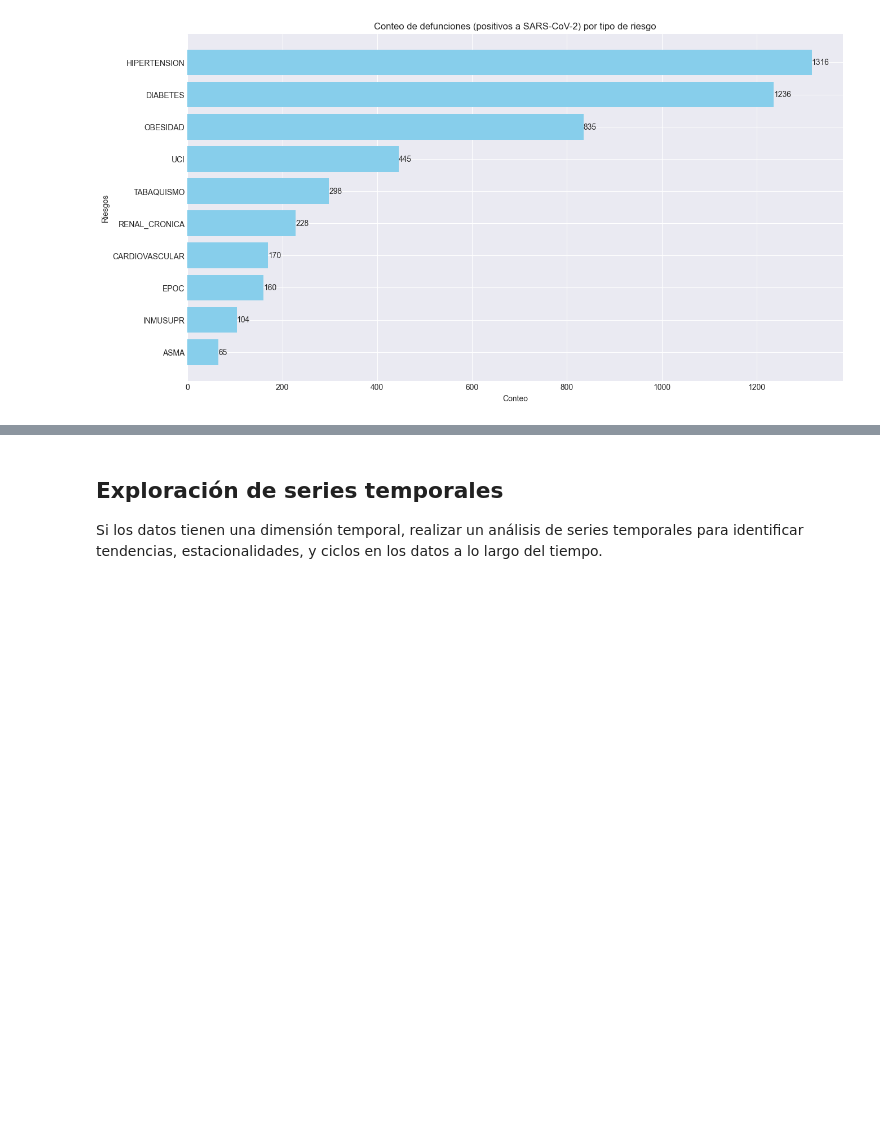
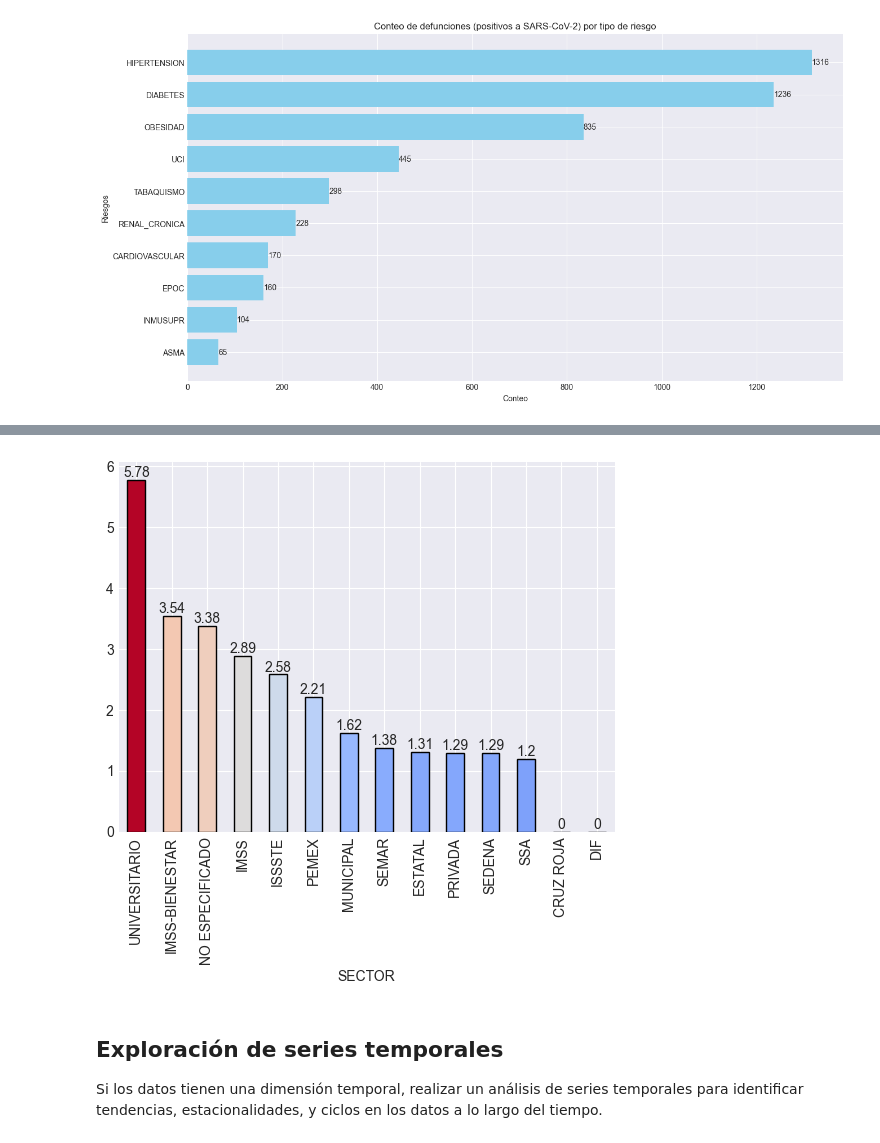
Before and after one commit to Edgar-La/Covid_19_Mexico, a Jupyter notebook: Final_Project.ipynb, the cells around one changed output, grey strips where cells are left out. Saved outputs shown, nothing was run; the diff lists cells and outputs as text; code cells hidden in the pictures; blank space fills up the shorter version.

```diff
--- a/Final_Project.ipynb
+++ b/Final_Project.ipynb
@@ -809,0 +897,4 @@ plt.show()
+# %%
+counts['relacionDEFvivo'] = round(counts['DEF']/counts['Vivo']*100, 2)
+counts = counts.sort_values(by='relacionDEFvivo', ascending=False)
+counts
@@ -810,3 +917,24 @@ plt.show()
+# %%
+# Normalize the 'relacionDEFvivo' values to range [0, 1] for colormap
+norm = plt.Normalize(counts['relacionDEFvivo'].min(), counts['relacionDEFvivo'].max())
+cmap = plt.get_cmap('coolwarm')  # You can choose other colormaps like 'viridis', 'plasma', etc.
+colors = cmap(norm(counts['relacionDEFvivo']))
+
+# Create the bar plot
+ax = counts.plot(kind='bar', x='SECTOR', y='relacionDEFvivo', legend=False, color=colors, edgecolor='black')
+
+
+# Set the x-tick labels to the sorted 'SECTOR' values
+plt.xticks(ticks=range(len(counts)), labels=counts['SECTOR'], rotation=90)
+
+# Add the amount at the top of each bar
+for i in ax.containers:
+    ax.bar_label(i)
+
+# Show the plot
+plt.show()
+# %% [output]
+[figure, added]
 # %% [markdown]
 ## Exploración de series temporales
 Si los datos tienen una dimensión temporal, realizar un análisis de series temporales para identificar tendencias, estacionalidades, y ciclos en los datos a lo largo del tiempo.
```
Also changed, not shown: parts of 11 cells of this notebook.
